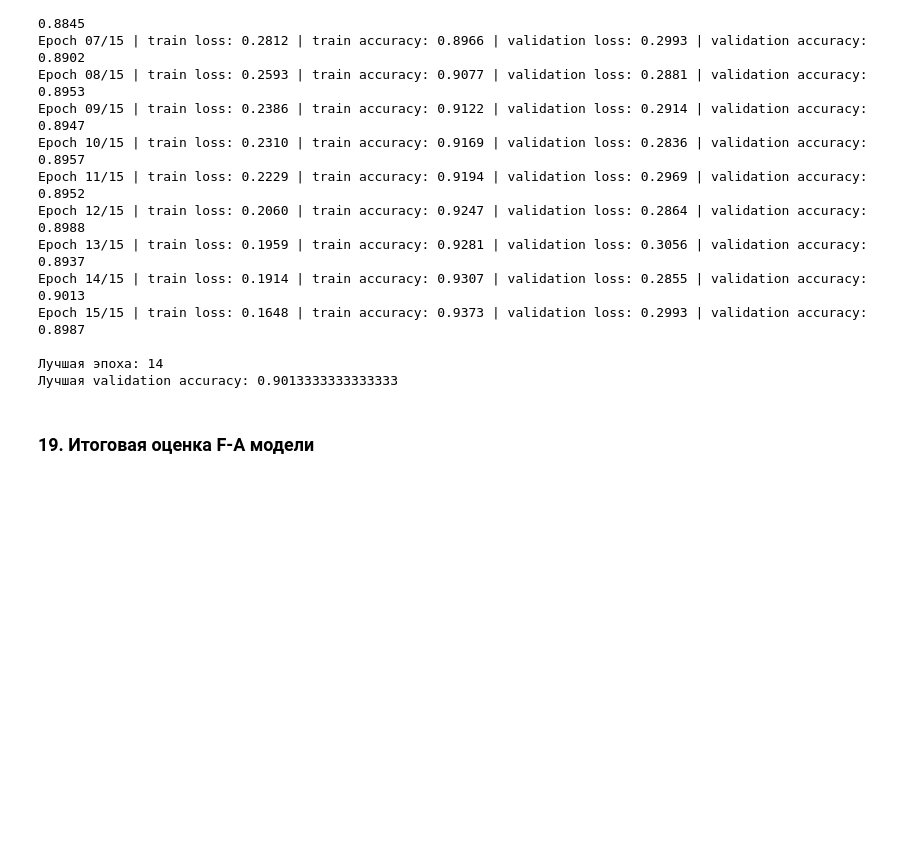
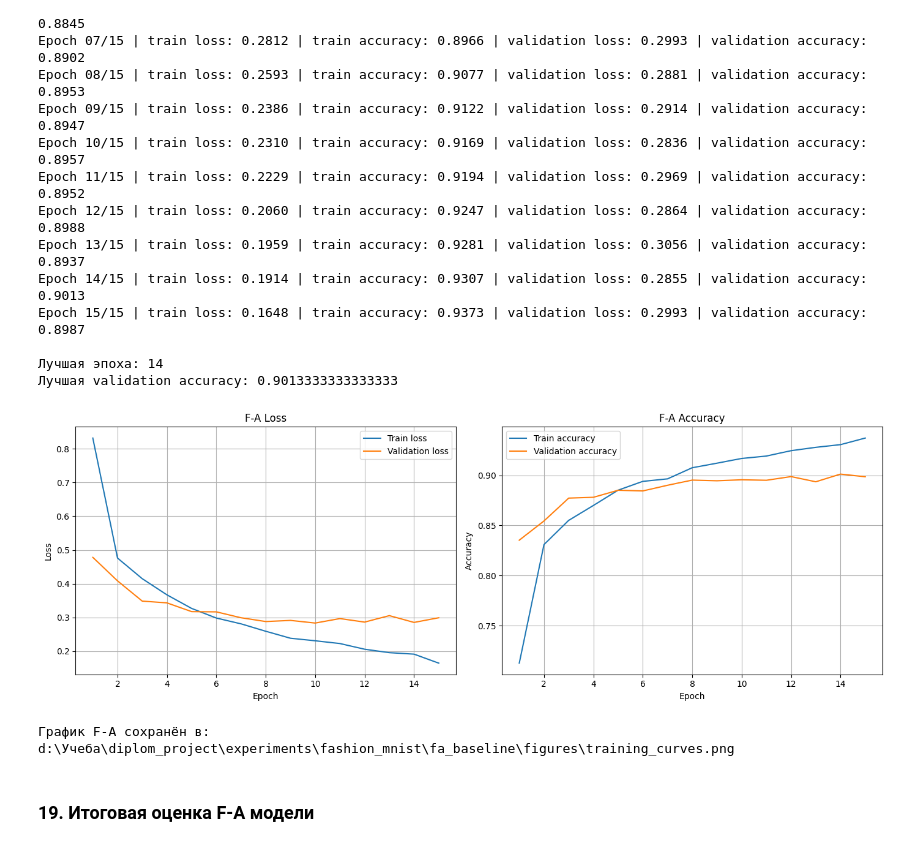
Before and after one commit to Vaindrakh-Elizaveta/diplom_project, a Jupyter notebook: notebooks/01_fashion_mnist_exploration.ipynb, the cells around one changed output. Drawn from its saved outputs; the diff is of its cells as text; code cells hidden in the pictures; blank space fills up the shorter version.

Commit message:
Update project documentation and training curves

```diff
--- a/notebooks/01_fashion_mnist_exploration.ipynb
+++ b/notebooks/01_fashion_mnist_exploration.ipynb
@@ -1887,6 +1887,85 @@ Epoch 15/15 | train loss: 0.1648 | train accuracy: 0.9373 | validation loss: 0.2
 
 Лучшая эпоха: 14
 Лучшая validation accuracy: 0.9013333333333333
+# %%
+import matplotlib.pyplot as plt
+
+
+fa_epochs = fa_history["epoch"]
+
+fa_training_curves_path = (
+    PROJECT_ROOT
+    / "experiments"
+    / "fashion_mnist"
+    / "fa_baseline"
+    / "figures"
+    / "training_curves.png"
+)
+
+fa_training_curves_path.parent.mkdir(
+    parents=True,
+    exist_ok=True,
+)
+
+fig, axes = plt.subplots(
+    nrows=1,
+    ncols=2,
+    figsize=(14, 5),
+)
+
+# Loss
+axes[0].plot(
+    fa_epochs,
+    fa_history["train_loss"],
+    label="Train loss",
+)
+
+axes[0].plot(
+    fa_epochs,
+    fa_history["validation_loss"],
+    label="Validation loss",
+)
+
+axes[0].set_title("F-A Loss")
+axes[0].set_xlabel("Epoch")
+axes[0].set_ylabel("Loss")
+axes[0].legend()
+axes[0].grid()
+
+# Accuracy
+axes[1].plot(
+    fa_epochs,
+    fa_history["train_accuracy"],
+    label="Train accuracy",
+)
+
+axes[1].plot(
+    fa_epochs,
+    fa_history["validation_accuracy"],
+    label="Validation accuracy",
+)
+
+axes[1].set_title("F-A Accuracy")
+axes[1].set_xlabel("Epoch")
+axes[1].set_ylabel("Accuracy")
+axes[1].legend()
+axes[1].grid()
+
+plt.tight_layout()
+
+fig.savefig(
+    fa_training_curves_path,
+    dpi=200,
+    bbox_inches="tight",
+)
+
+plt.show()
+plt.close(fig)
+
+print("График F-A сохранён в:", fa_training_curves_path)
+# %% [output]
+[figure, added]
+График F-A сохранён в: d:\Учеба\diplom_project\experiments\fashion_mnist\fa_baseline\figures\training_curves.png
 # %% [markdown]
 ### 19. Итоговая оценка F-A модели
 # %%
```
Also changed, not shown: parts of 2 cells of this notebook, 3 other files.
